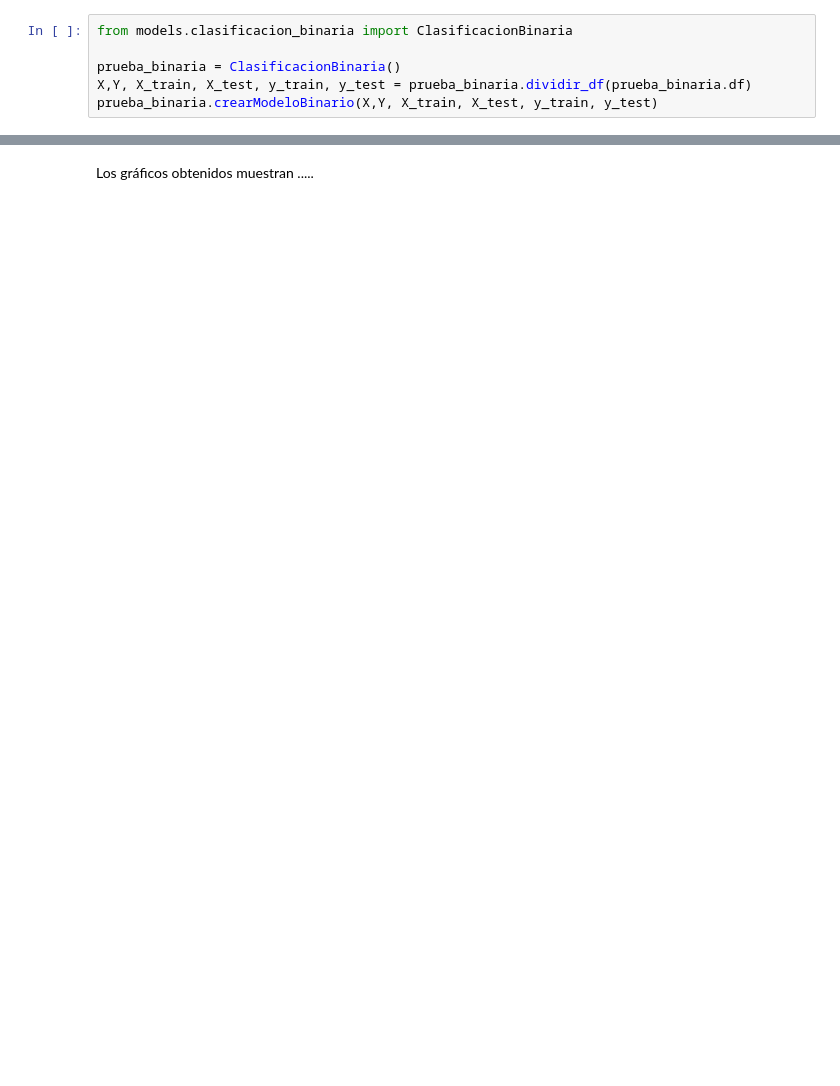
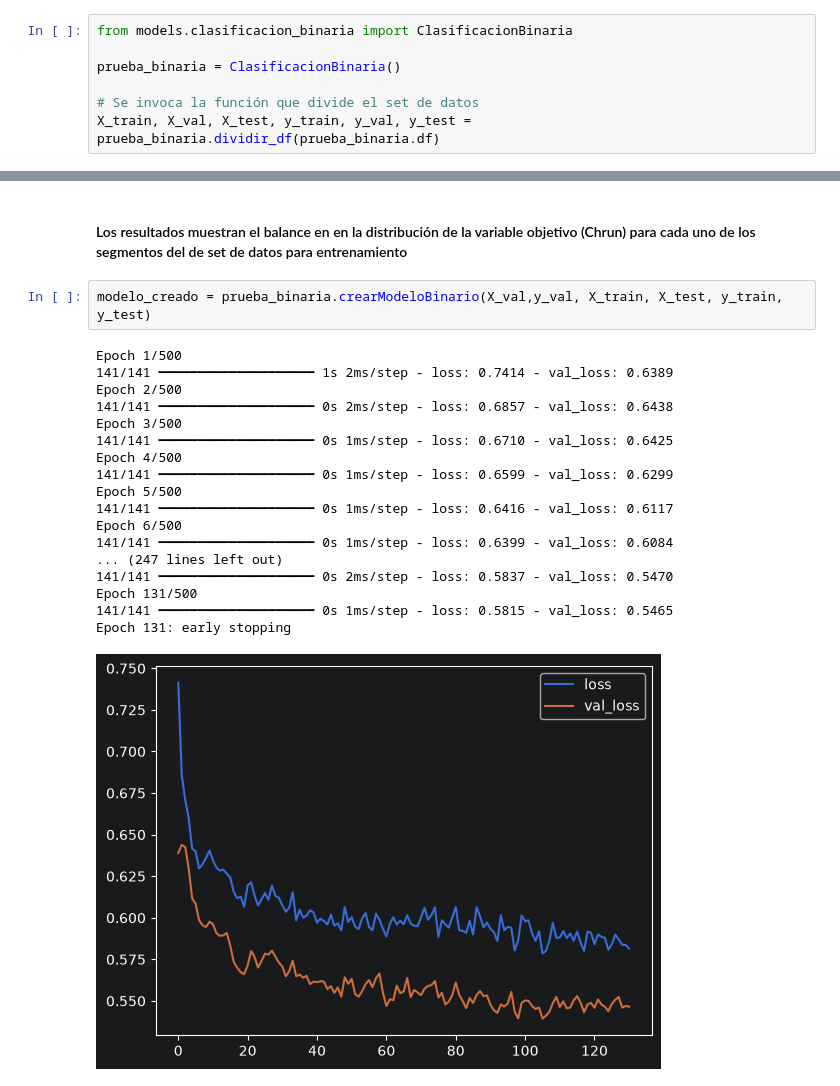
Before and after one commit to Fa03/ProyectoB_SPAC, a Jupyter notebook: notebooks/02_ANN_Modelo1.ipynb.ipynb, the cells around one changed output, grey strips where cells are left out. Saved outputs shown, nothing was run; the diff lists cells and outputs as text; blank space fills up the shorter version.

Commit message:
notebook modelo1 terminado

```diff
--- a/notebooks/02_ANN_Modelo1.ipynb.ipynb
+++ b/notebooks/02_ANN_Modelo1.ipynb.ipynb
@@ -6,6 +6,7 @@ Llamado al modelo/ejecución
 from models.clasificacion_binaria import ClasificacionBinaria
 
 prueba_binaria = ClasificacionBinaria()
-X,Y, X_train, X_test, y_train, y_test = prueba_binaria.dividir_df(prueba_binaria.df)
-prueba_binaria.crearModeloBinario(X,Y, X_train, X_test, y_train, y_test)
+
+# Se invoca la función que divide el set de datos
+X_train, X_val, X_test, y_train, y_val, y_test = prueba_binaria.dividir_df(prueba_binaria.df)
 # %% [output]
@@ -49,2 +17,23 @@ Epoch 119: early stopping
-# %% [markdown]
-Los gráficos obtenidos muestran .....
+# %% [markdown]
+#### Los resultados muestran el balance en en la distribución de la variable objetivo (Chrun) para cada uno de los segmentos del de set de datos para entrenamiento
+# %%
+modelo_creado = prueba_binaria.crearModeloBinario(X_val,y_val, X_train, X_test, y_train, y_test)
+# %% [output]
+Epoch 1/500
+141/141 ━━━━━━━━━━━━━━━━━━━━ 1s 2ms/step - loss: 0.7414 - val_loss: 0.6389
+Epoch 2/500
+141/141 ━━━━━━━━━━━━━━━━━━━━ 0s 2ms/step - loss: 0.6857 - val_loss: 0.6438
+Epoch 3/500
+141/141 ━━━━━━━━━━━━━━━━━━━━ 0s 1ms/step - loss: 0.6710 - val_loss: 0.6425
+Epoch 4/500
+141/141 ━━━━━━━━━━━━━━━━━━━━ 0s 1ms/step - loss: 0.6599 - val_loss: 0.6299
+Epoch 5/500
+141/141 ━━━━━━━━━━━━━━━━━━━━ 0s 1ms/step - loss: 0.6416 - val_loss: 0.6117
+Epoch 6/500
+141/141 ━━━━━━━━━━━━━━━━━━━━ 0s 1ms/step - loss: 0.6399 - val_loss: 0.6084
+... (247 lines left out)
+141/141 ━━━━━━━━━━━━━━━━━━━━ 0s 2ms/step - loss: 0.5837 - val_loss: 0.5470
+Epoch 131/500
+141/141 ━━━━━━━━━━━━━━━━━━━━ 0s 1ms/step - loss: 0.5815 - val_loss: 0.5465
+Epoch 131: early stopping
+[figure, added]
```
Also changed, not shown: parts of 8 cells of this notebook, 4 other files.
